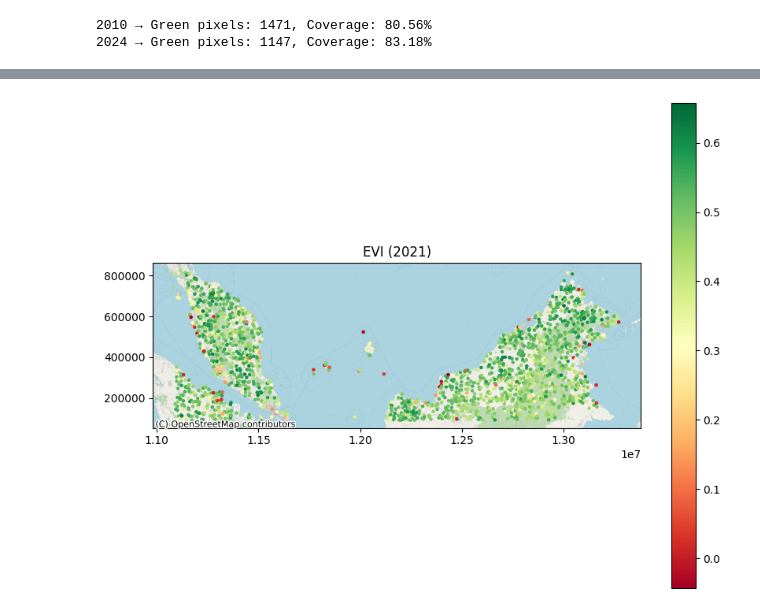
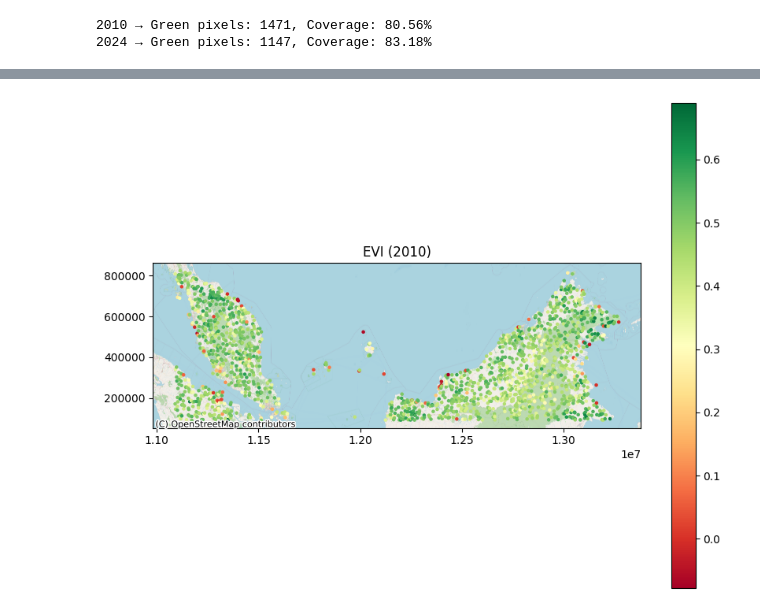
Before and after one commit to rigelyinwun/Prediction-of-Vegetation-Indices, a Jupyter notebook: Machine Learning Assignment.ipynb, the cells around one changed output, grey strips where cells are left out. Cells and saved outputs as stored; diff of their text form; code cells hidden in the pictures.

```diff
--- a/Machine Learning Assignment.ipynb
+++ b/Machine Learning Assignment.ipynb
@@ -197,6 +210,8 @@ df.isna().sum()
 | year | 0 |
 | .geo | 0 |
 dtype: int64
+# %%
+df = df.dropna()
 # %%
 df['EVI'] = df['EVI'] / 10000   # MODIS scaled integer -> actual EVI value
 df['NDVI'] = df['NDVI'] / 10000  # MODIS scaled integer -> actual NDVI value
@@ -924,27 +980,27 @@ Year 2029 -> Green pixels: 1151, Green coverage: 83.47%
 # %%
 import geopandas as gpd
 from shapely.geometry import Point
 import contextily as ctx
 
 # Convert to GeoDataFrame
 gdf = df_final.copy()
 gdf['geometry'] = gdf.apply(lambda row: Point(row['longitude'], row['latitude']), axis=1)
 gdf = gpd.GeoDataFrame(gdf, geometry='geometry', crs="EPSG:4326")
 
 # reproject to Web Mercator
 gdf = gdf.to_crs(epsg=3857)
 
 # Plot
-yr = 2021
+yr = 2010
 fig, ax = plt.subplots(figsize=(10,8))
 gdf[gdf['year'] == yr].plot(
     column='EVI', cmap='RdYlGn', markersize=5, legend=True, ax=ax
 )
 ctx.add_basemap(ax, source=ctx.providers.OpenStreetMap.Mapnik, zoom=10)
 ax.set_title(f"EVI ({yr})")
 plt.show()
 # %% [output]
-[figure, old version]
+[figure, new version]
 # %%
 # Convert to GeoDataFrame
 future_pred_gdf = future_evi_df.copy()
```
Also changed, not shown: parts of 12 cells of this notebook.
